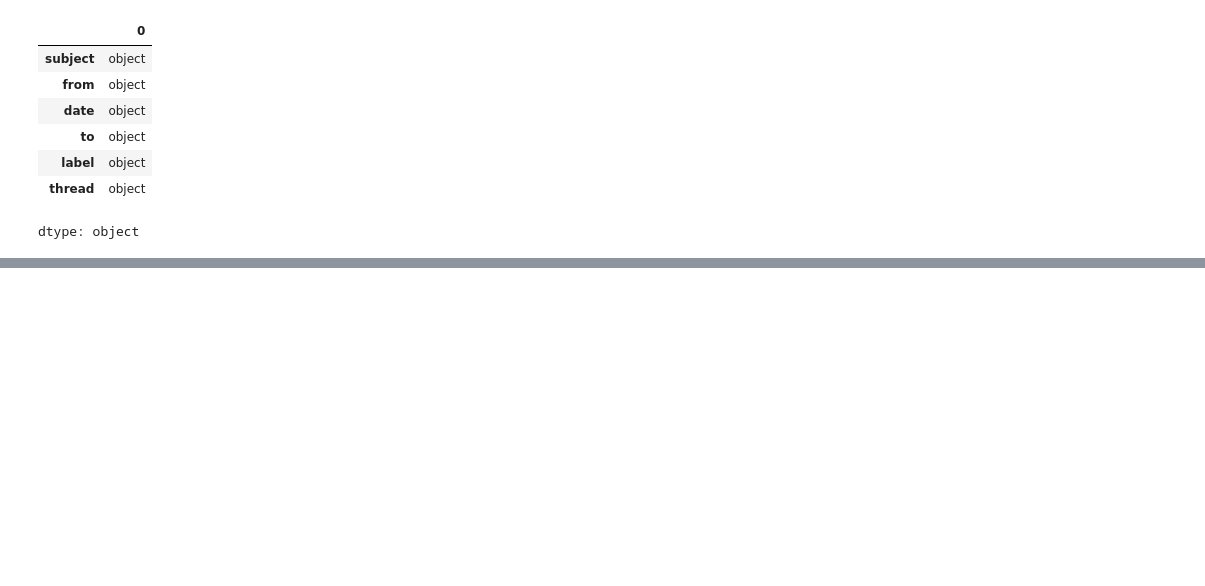
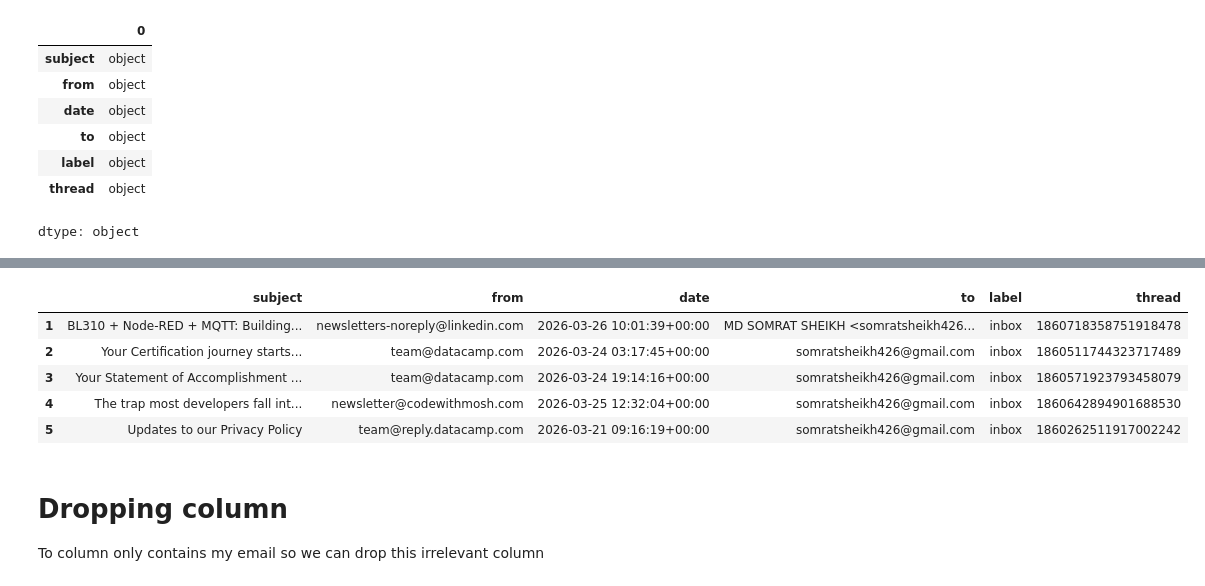
Before and after one commit to Somrat390/EDA-Practise, a Jupyter notebook: Personal_Email_Data_EDA.ipynb, the cells around one changed output, grey strips where cells are left out. Drawn from its saved outputs; the diff is of its cells as text; code cells hidden in the pictures; blank space fills up the shorter version.

```diff
--- a/Personal_Email_Data_EDA.ipynb
+++ b/Personal_Email_Data_EDA.ipynb
@@ -87,0 +128,13 @@ dfs.to_csv('gmail.csv')
+# %%
+dfs.head()
+# %% [output]
+|  | subject | from | date | to | label | thread |
+| 1 | BL310 + Node-RED + MQTT: Building... | newsletters-noreply@linkedin.com | 2026-03-26 10:01:39+00:00 | MD SOMRAT SHEIKH <somratsheikh426... | inbox | 1860718358751918478 |
+| 2 | Your Certification journey starts... | team@datacamp.com | 2026-03-24 03:17:45+00:00 | somratsheikh426@gmail.com | inbox | 1860511744323717489 |
+| 3 | Your Statement of Accomplishment ... | team@datacamp.com | 2026-03-24 19:14:16+00:00 | somratsheikh426@gmail.com | inbox | 1860571923793458079 |
+| 4 | The trap most developers fall int... | newsletter@codewithmosh.com | 2026-03-25 12:32:04+00:00 | somratsheikh426@gmail.com | inbox | 1860642894901688530 |
+| 5 | Updates to our Privacy Policy | team@reply.datacamp.com | 2026-03-21 09:16:19+00:00 | somratsheikh426@gmail.com | inbox | 1860262511917002242 |
+# %% [markdown]
+# Dropping column
+
+To column only contains my email so we can drop this irrelevant column
```
Also changed, not shown: parts of 11 cells of this notebook.
